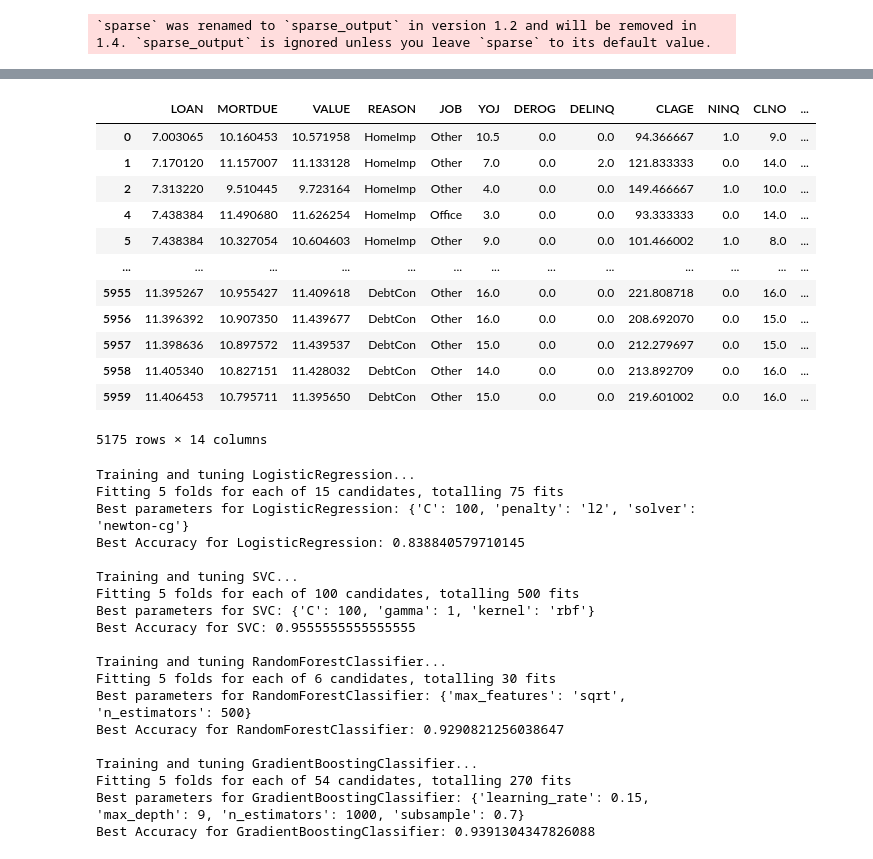
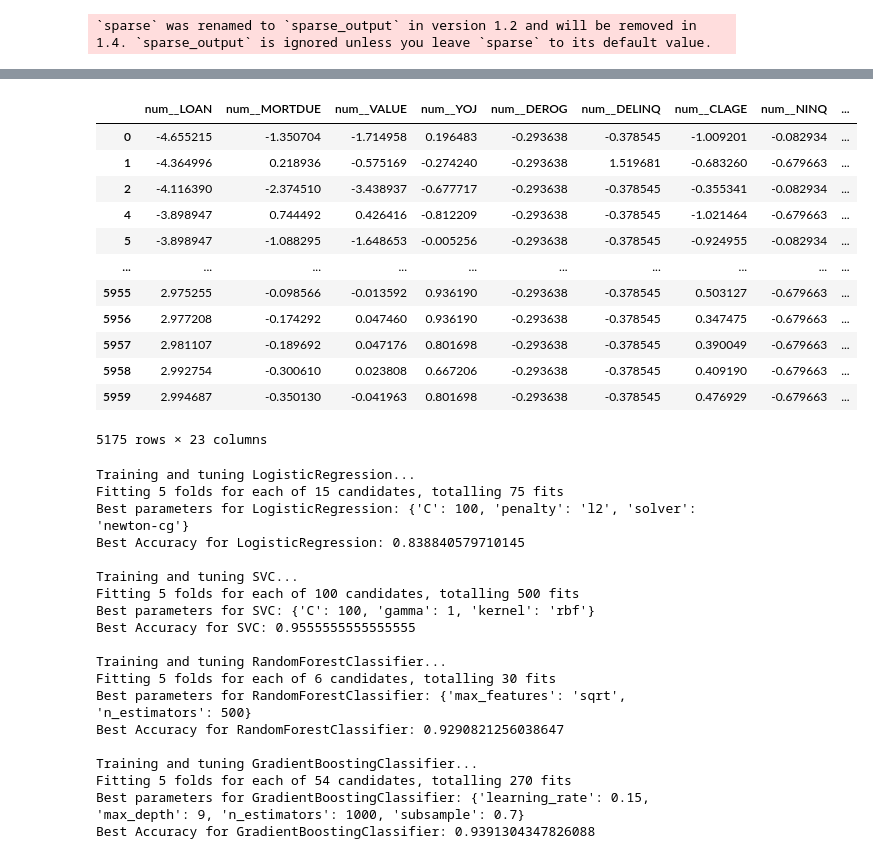
Before and after one commit to jake052799/ThinkfulProjectsAssessmentsandData, a Jupyter notebook: Capstone Folder/HMEQCapstone2/hmeq_codeevalrevised.ipynb, the cells around one changed output, grey strips where cells are left out. Cells and saved outputs as stored; diff of their text form; code cells hidden in the pictures.

```diff
--- a/Capstone Folder/HMEQCapstone2/hmeq_codeevalrevised.ipynb
+++ b/Capstone Folder/HMEQCapstone2/hmeq_codeevalrevised.ipynb
@@ -302,16 +288,16 @@ X
-# %%
-X
-# %% [output]
-|  | LOAN | MORTDUE | VALUE | REASON | JOB | YOJ | DEROG | DELINQ | CLAGE | NINQ | CLNO | ... |
-| 0 | 7.003065 | 10.160453 | 10.571958 | HomeImp | Other | 10.5 | 0.0 | 0.0 | 94.366667 | 1.0 | 9.0 | ... |
-| 1 | 7.170120 | 11.157007 | 11.133128 | HomeImp | Other | 7.0 | 0.0 | 2.0 | 121.833333 | 0.0 | 14.0 | ... |
-| 2 | 7.313220 | 9.510445 | 9.723164 | HomeImp | Other | 4.0 | 0.0 | 0.0 | 149.466667 | 1.0 | 10.0 | ... |
-| 4 | 7.438384 | 11.490680 | 11.626254 | HomeImp | Office | 3.0 | 0.0 | 0.0 | 93.333333 | 0.0 | 14.0 | ... |
-| 5 | 7.438384 | 10.327054 | 10.604603 | HomeImp | Other | 9.0 | 0.0 | 0.0 | 101.466002 | 1.0 | 8.0 | ... |
-| ... | ... | ... | ... | ... | ... | ... | ... | ... | ... | ... | ... | ... |
-| 5955 | 11.395267 | 10.955427 | 11.409618 | DebtCon | Other | 16.0 | 0.0 | 0.0 | 221.808718 | 0.0 | 16.0 | ... |
-| 5956 | 11.396392 | 10.907350 | 11.439677 | DebtCon | Other | 16.0 | 0.0 | 0.0 | 208.692070 | 0.0 | 15.0 | ... |
-| 5957 | 11.398636 | 10.897572 | 11.439537 | DebtCon | Other | 15.0 | 0.0 | 0.0 | 212.279697 | 0.0 | 15.0 | ... |
-| 5958 | 11.405340 | 10.827151 | 11.428032 | DebtCon | Other | 14.0 | 0.0 | 0.0 | 213.892709 | 0.0 | 16.0 | ... |
-| 5959 | 11.406453 | 10.795711 | 11.395650 | DebtCon | Other | 15.0 | 0.0 | 0.0 | 219.601002 | 0.0 | 16.0 | ... |
-5175 rows × 14 columns
+# %%
+X_preprocessed
+# %% [output]
+|  | num__LOAN | num__MORTDUE | num__VALUE | num__YOJ | num__DEROG | num__DELINQ | num__CLAGE | num__NINQ | ... |
+| 0 | -4.655215 | -1.350704 | -1.714958 | 0.196483 | -0.293638 | -0.378545 | -1.009201 | -0.082934 | ... |
+| 1 | -4.364996 | 0.218936 | -0.575169 | -0.274240 | -0.293638 | 1.519681 | -0.683260 | -0.679663 | ... |
+| 2 | -4.116390 | -2.374510 | -3.438937 | -0.677717 | -0.293638 | -0.378545 | -0.355341 | -0.082934 | ... |
+| 4 | -3.898947 | 0.744492 | 0.426416 | -0.812209 | -0.293638 | -0.378545 | -1.021464 | -0.679663 | ... |
+| 5 | -3.898947 | -1.088295 | -1.648653 | -0.005256 | -0.293638 | -0.378545 | -0.924955 | -0.082934 | ... |
+| ... | ... | ... | ... | ... | ... | ... | ... | ... | ... |
+| 5955 | 2.975255 | -0.098566 | -0.013592 | 0.936190 | -0.293638 | -0.378545 | 0.503127 | -0.679663 | ... |
+| 5956 | 2.977208 | -0.174292 | 0.047460 | 0.936190 | -0.293638 | -0.378545 | 0.347475 | -0.679663 | ... |
+| 5957 | 2.981107 | -0.189692 | 0.047176 | 0.801698 | -0.293638 | -0.378545 | 0.390049 | -0.679663 | ... |
+| 5958 | 2.992754 | -0.300610 | 0.023808 | 0.667206 | -0.293638 | -0.378545 | 0.409190 | -0.679663 | ... |
+| 5959 | 2.994687 | -0.350130 | -0.041963 | 0.801698 | -0.293638 | -0.378545 | 0.476929 | -0.679663 | ... |
+5175 rows × 23 columns
```
Also changed, not shown: parts of 7 cells of this notebook.
